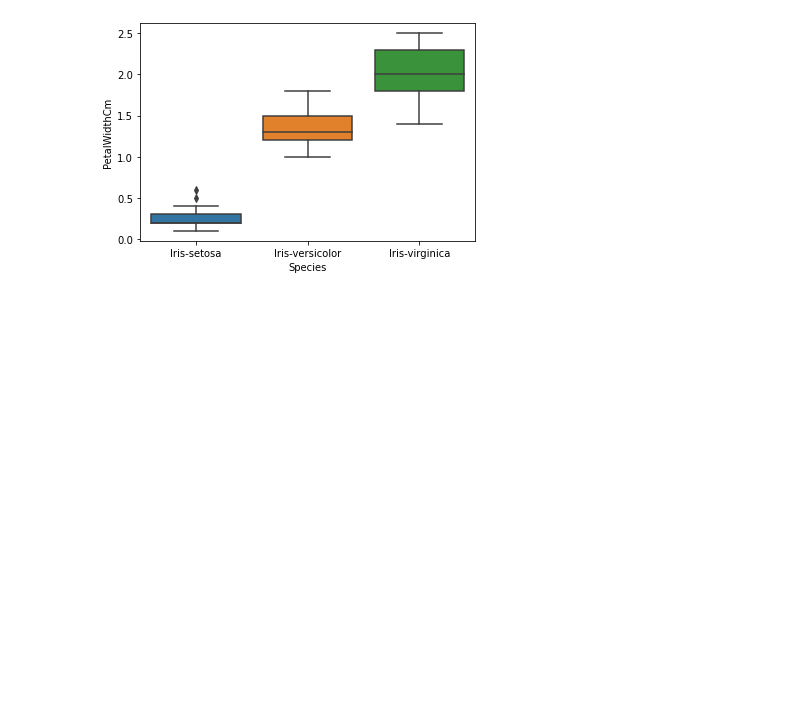
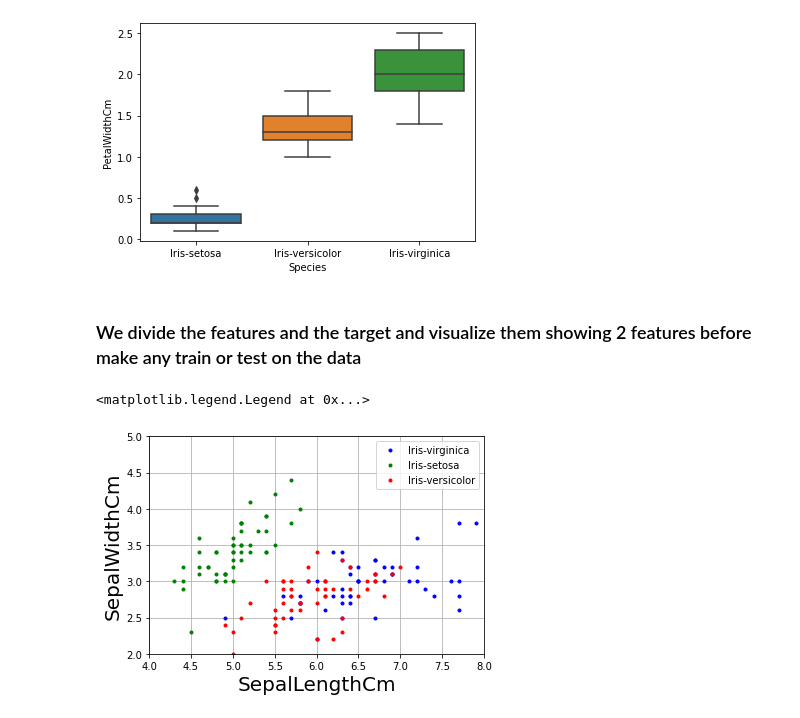
Before and after one commit to Nouran-saad/Task6-DecisionTree-SparksIntern, a Jupyter notebook: Task6 DT.ipynb, the cells around one changed output. Saved outputs shown, nothing was run; the diff lists cells and outputs as text; code cells hidden in the pictures; blank space fills up the shorter version.

```diff
--- a/Task6 DT.ipynb
+++ b/Task6 DT.ipynb
@@ -118,3 +118,21 @@ sns.boxplot(x = "Species", y = "PetalWidthCm", data = data)
 # %% [output]
 <AxesSubplot:xlabel='Species', ylabel='PetalWidthCm'>
 [figure]
+# %% [markdown]
+### We divide the features and the target and visualize them showing 2 features before make any train or test on the data
+# %%
+features=data.iloc[:,:-1].values
+target=encoded_data
+# %%
+plt.plot(features[target==2,0],features[target==2,1],'b.')
+plt.plot(features[target==0,0],features[target==0,1],'g.')
+plt.plot(features[target==1,0],features[target==1,1],'r.')
+plt.xlabel('SepalLengthCm', fontsize=20)
+plt.ylabel('SepalWidthCm', fontsize=20)
+plt.ylim(2,5)
+plt.xlim(4,8)
+plt.grid()
+plt.legend(['Iris-virginica','Iris-setosa','Iris-versicolor'],loc='upper right')
+# %% [output]
+<matplotlib.legend.Legend at 0x...>
+[figure, added]
```
Also changed, not shown: parts of 2 cells of this notebook.
